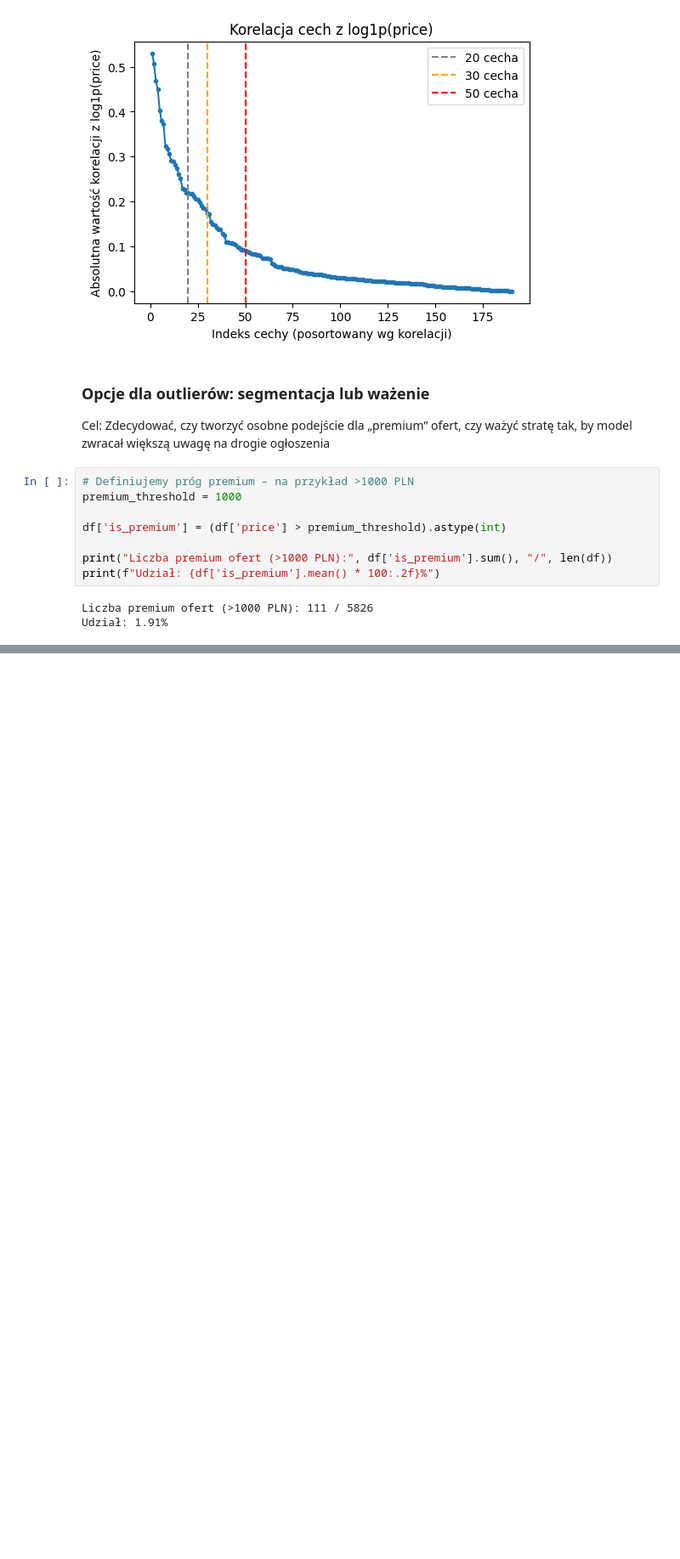
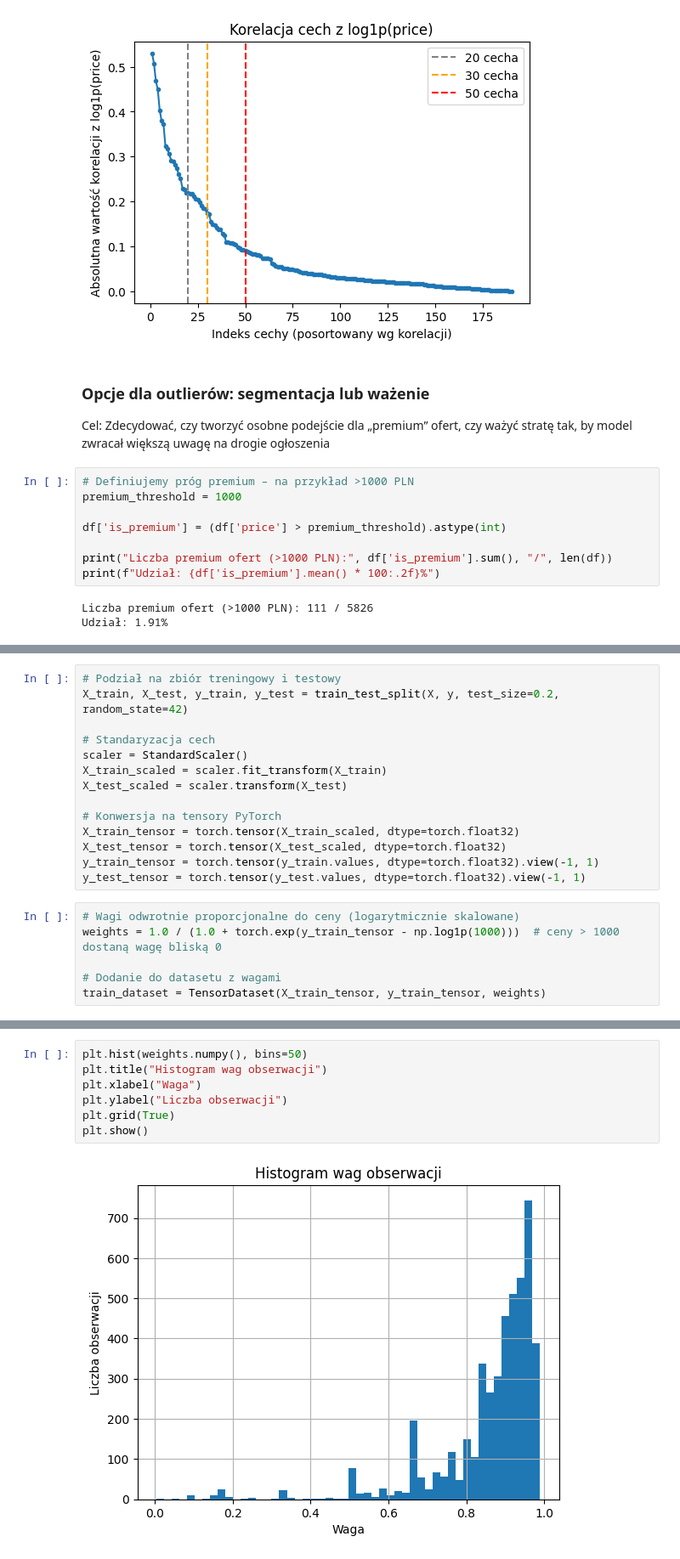
Before and after one commit to amurawsk/ium, a Jupyter notebook: src/model_custom.ipynb, the cells around one changed output, grey strips where cells are left out. Shown: that part at 85% size. Cells and saved outputs as stored; diff of their text form; blank space fills up the shorter version.

```diff
--- a/src/model_custom.ipynb
+++ b/src/model_custom.ipynb
@@ -146,0 +149,20 @@ Udział: 1.91%
+# %%
+# Podział na zbiór treningowy i testowy
+X_train, X_test, y_train, y_test = train_test_split(X, y, test_size=0.2, random_state=42)
+
+# Standaryzacja cech
+scaler = StandardScaler()
+X_train_scaled = scaler.fit_transform(X_train)
+X_test_scaled = scaler.transform(X_test)
+
+# Konwersja na tensory PyTorch
+X_train_tensor = torch.tensor(X_train_scaled, dtype=torch.float32)
+X_test_tensor = torch.tensor(X_test_scaled, dtype=torch.float32)
+y_train_tensor = torch.tensor(y_train.values, dtype=torch.float32).view(-1, 1)
+y_test_tensor = torch.tensor(y_test.values, dtype=torch.float32).view(-1, 1)
+# %%
+# Wagi odwrotnie proporcjonalne do ceny (logarytmicznie skalowane)
+weights = 1.0 / (1.0 + torch.exp(y_train_tensor - np.log1p(1000)))  # ceny > 1000 dostaną wagę bliską 0
+
+# Dodanie do datasetu z wagami
+train_dataset = TensorDataset(X_train_tensor, y_train_tensor, weights)
@@ -146,0 +228,9 @@ Udział: 1.91%
+# %%
+plt.hist(weights.numpy(), bins=50)
+plt.title("Histogram wag obserwacji")
+plt.xlabel("Waga")
+plt.ylabel("Liczba obserwacji")
+plt.grid(True)
+plt.show()
+# %% [output]
+[figure, added]
```
Also changed, not shown: parts of 12 cells of this notebook.
